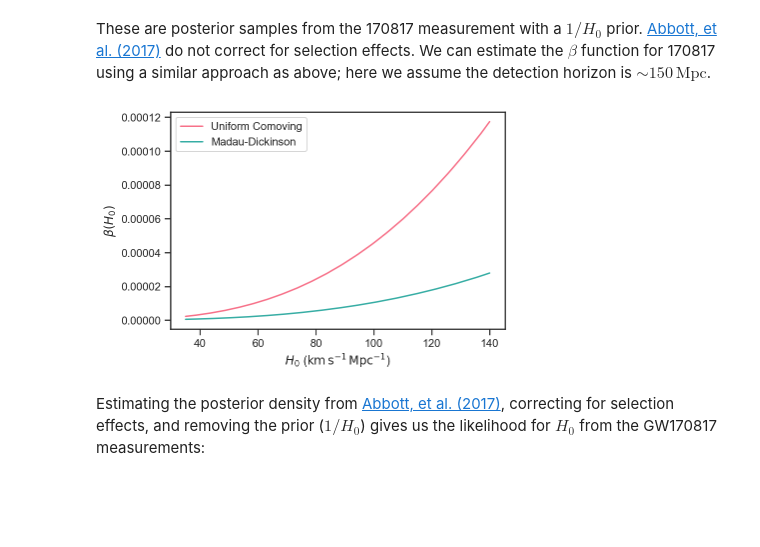
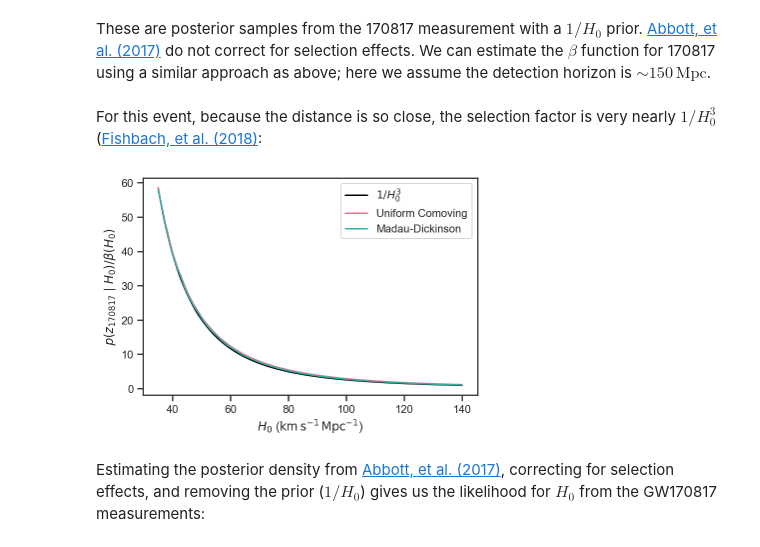
Before and after one commit to farr/GW190521Sky, a Jupyter notebook: CounterpartSky.ipynb, the cells around one changed output. Saved outputs shown, nothing was run; the diff lists cells and outputs as text; code cells hidden in the pictures; blank space fills up the shorter version.

```diff
--- a/CounterpartSky.ipynb
+++ b/CounterpartSky.ipynb
@@ -465,10 +439,12 @@ zs = expm1(linspace(log(1), log(1+20), 1024))
 H0s = logspace(log10(35), log10(140), 128)
 dL_horiz = 15.0
 betas_MD = []
+prior_MD = []
 for H in tqdm(H0s):
     c = cosmo.FlatLambdaCDM(H*u.km/u.s/u.Mpc, Planck15.Om0)
     pz = (1+zs)**2.7/(1 + ((1+zs)/(1+1.9))**5.6)*Planck15.differential_comoving_volume(zs).to(u.Gpc**3/u.sr).value/(1+zs)
     pz /= trapz(pz, zs)
+    prior_MD.append(interp(zcounter, zs, pz))
     cz = cumtrapz(pz, zs, initial=0)
     betas_MD.append(interp(cosmo.z_at_value(c.luminosity_distance, dL_horiz*u.Gpc), zs, cz))
 betas_MD = array(betas_MD)
@@ -531,40 +509,51 @@ BNS_H0
 131072 rows × 1 columns
 # %% [markdown]
 These are posterior samples from the 170817 measurement with a $1/H_0$ prior.  [Abbott, et al. (2017)](http://doi.org/10.1038/nature24471) do not correct for selection effects.  We can estimate the $\beta$ function for 170817 using a similar approach as above; here we assume the detection horizon is $\sim 150\,\mathrm{Mpc}$.
+# %%
+z170817 = 3017.0 / 2.99792e5
 # %%
 zs = expm1(linspace(log(1), log(1+10), 1024))
 H0s = logspace(log10(35), log10(140), 128)
 dL_horiz = 0.150
 betas_unif_170817 = []
+prior_unif_170817 = []
 for H in tqdm(H0s):
     c = cosmo.FlatLambdaCDM(H*u.km/u.s/u.Mpc, Planck15.Om0)
     pz = Planck15.differential_comoving_volume(zs).to(u.Gpc**3/u.sr).value/(1+zs)
     pz /= trapz(pz, zs)
+    prior_unif_170817.append(interp(z170817, zs, pz))
     cz = cumtrapz(pz, zs, initial=0)
     betas_unif_170817.append(interp(cosmo.z_at_value(c.luminosity_distance, dL_horiz*u.Gpc), zs, cz))
 betas_unif_170817 = array(betas_unif_170817)
+prior_unif_170817 = array(prior_unif_170817)
 # %%
 zs = expm1(linspace(log(1), log(1+20), 1024))
 H0s = logspace(log10(35), log10(140), 128)
 dL_horiz = 0.150
 betas_MD_170817 = []
+prior_MD_170817 = []
 for H in tqdm(H0s):
     c = cosmo.FlatLambdaCDM(H*u.km/u.s/u.Mpc, Planck15.Om0)
     pz = (1+zs)**2.7/(1 + ((1+zs)/(1+1.9))**5.6)*Planck15.differential_comoving_volume(zs).to(u.Gpc**3/u.sr).value/(1+zs)
     pz /= trapz(pz, zs)
+    prior_MD_170817.append(interp(z170817, zs, pz))
     cz = cumtrapz(pz, zs, initial=0)
     betas_MD_170817.append(interp(cosmo.z_at_value(c.luminosity_distance, dL_horiz*u.Gpc), zs, cz))
 betas_MD_170817 = array(betas_MD_170817)
+prior_MD_170817 = array(prior_MD_170817)
+# %% [markdown]
+For this event, because the distance is so close, the selection factor is very nearly $1/H_0^3$ ([Fishbach, et al. (2018)](https://ui.adsabs.harvard.edu/abs/2019ApJ...871L..13F/abstract):
 # %%
 figure()
 with sns.color_palette('husl', n_colors=2):
-    plot(H0s, betas_unif_170817, label='Uniform Comoving')
-    plot(H0s, betas_MD_170817, label='Madau-Dickinson')
+    plot(H0s, prior_unif_170817[0]/betas_unif_170817[0]*H0s[0]**3/H0s**3, label=r'$1/H_0^3$', color='k')
+    plot(H0s, prior_unif_170817/betas_unif_170817, label='Uniform Comoving')
+    plot(H0s, prior_MD_170817/betas_MD_170817, label='Madau-Dickinson')
     legend(loc='best')
     xlabel(r'$H_0$ ($\mathrm{km}\,\mathrm{s}^{-1}\,\mathrm{Mpc}^{-1}$)')
-    ylabel(r'$\beta\left( H_0 \right)$')
+    ylabel(r'$p\left( z_{170817} \mid H_0 \right) / \beta\left( H_0 \right)$')
 # %% [output]
-[figure, old version]
+[figure, new version]
 # %% [markdown]
 Estimating the posterior density from [Abbott, et al. (2017)](http://doi.org/10.1038/nature24471), correcting for selection effects, and removing the prior ($1/H_0$) gives us the likelihood for $H_0$ from the GW170817 measurements:
 # %%
```
Also changed, not shown: parts of 32 cells of this notebook, 1 other file.
